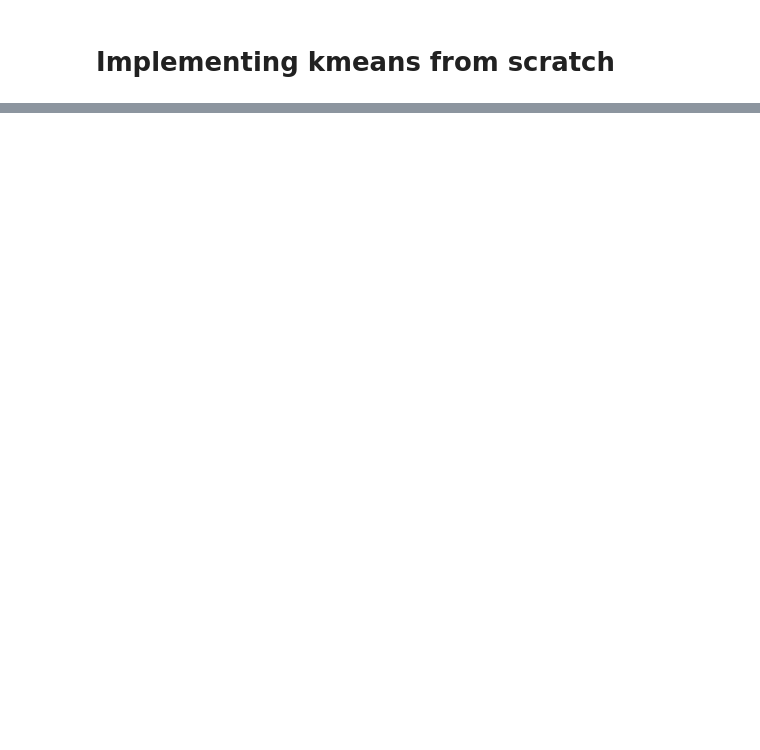
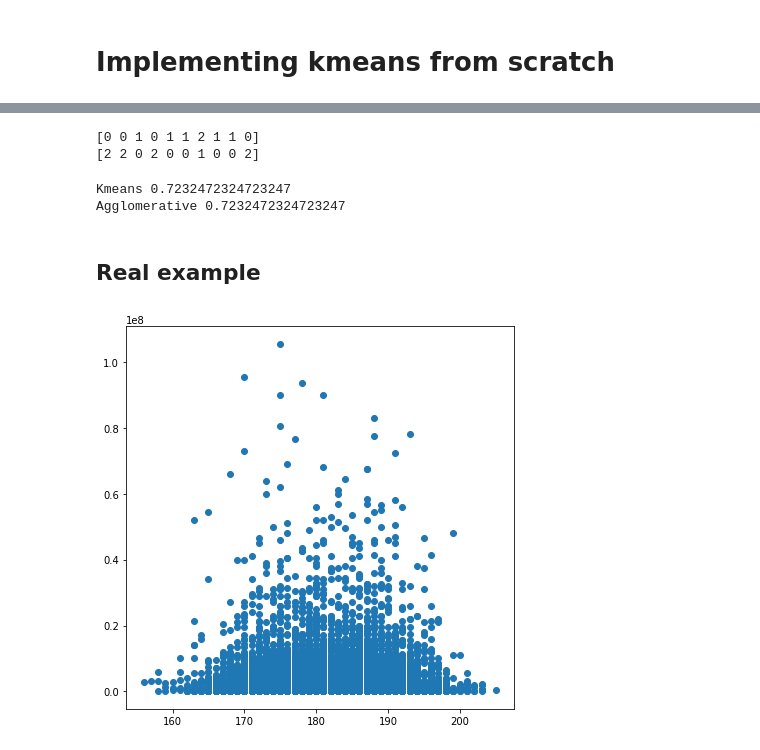
Before and after one commit to afflint/mastercobra, a Jupyter notebook: kmeans.ipynb, the cells around one changed output, grey strips where cells are left out. Saved outputs shown, nothing was run; the diff lists cells and outputs as text; code cells hidden in the pictures; blank space fills up the shorter version.

```diff
--- a/kmeans.ipynb
+++ b/kmeans.ipynb
@@ -27,0 +144,30 @@ centroids = np.random.rand(k, n)
+# %%
+print(y_pred_k)
+print(y_pred_a)
+# %% [output]
+[0 0 1 0 1 1 2 1 1 0]
+[2 2 0 2 0 0 1 0 0 2]
+# %%
+benchmark = {'Kmeans': KMeans(n_clusters=3),
+             'Agglomerative': AgglomerativeClustering(n_clusters=3)}
+results = []
+for name, alg in benchmark.items():
+    res = results.append(alg.fit_predict(X))
+    print(name, adjusted_rand_score(y, y_pred))
+# %% [output]
+Kmeans 0.7232472324723247
+Agglomerative 0.7232472324723247
+# %% [markdown]
+## Real example
+# %%
+data_file = 'data/fifa/players_20.csv'
+P = pd.read_csv(data_file, index_col=0, usecols=range(77))
+# %%
+X = P[['height_cm', 'value_eur']]
+# %%
+fig, ax = plt.subplots(figsize=(6, 6), ncols=1)
+ax.scatter(X.height_cm, X.value_eur)
+plt.tight_layout()
+plt.show()
+# %% [output]
+[figure, added]
```
Also changed, not shown: parts of 27 cells of this notebook, 1 other file.
